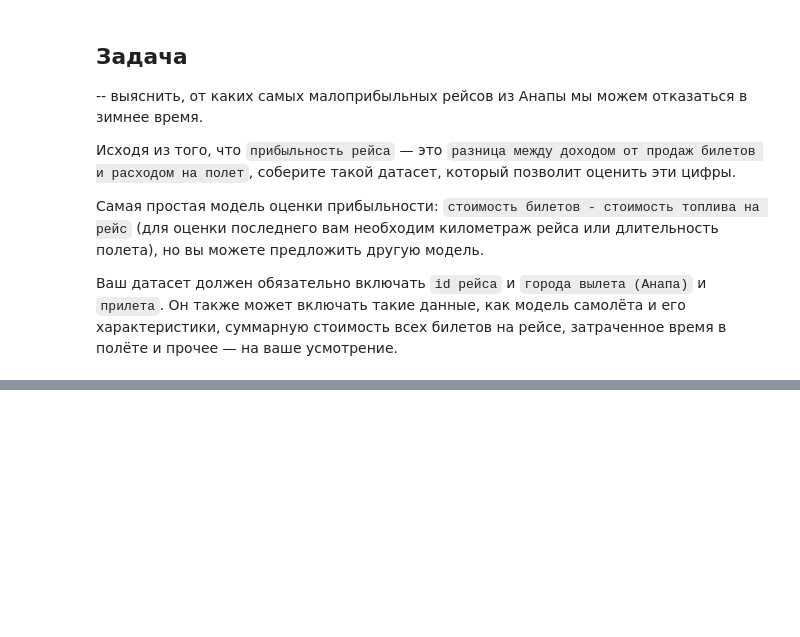
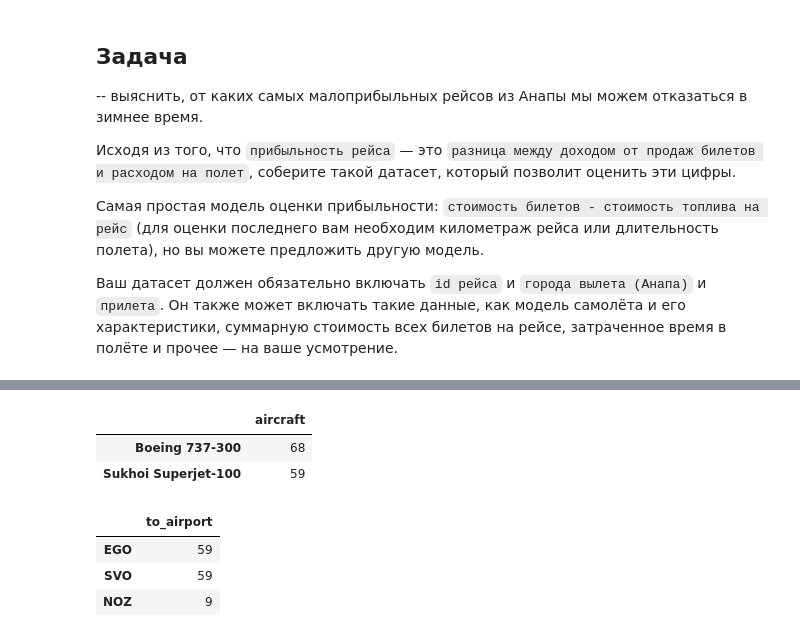
Before and after one commit to ElenaSrbq/SkillFactory-projects, a Jupyter notebook: module_4/Project_4.ipynb, the cells around one changed output, grey strips where cells are left out. Cells and saved outputs as stored; diff of their text form; code cells hidden in the pictures; blank space fills up the shorter version.

```diff
--- a/module_4/Project_4.ipynb
+++ b/module_4/Project_4.ipynb
@@ -11,0 +56,13 @@ import pandas
+# %%
+pd.DataFrame(flights.aircraft.value_counts())
+# %% [output]
+|  | aircraft |
+| Boeing 737-300 | 68 |
+| Sukhoi Superjet-100 | 59 |
+# %%
+pd.DataFrame(flights.to_airport.value_counts())
+# %% [output]
+|  | to_airport |
+| EGO | 59 |
+| SVO | 59 |
+| NOZ | 9 |
```
Also changed, not shown: parts of 16 cells of this notebook, 2 other files.
